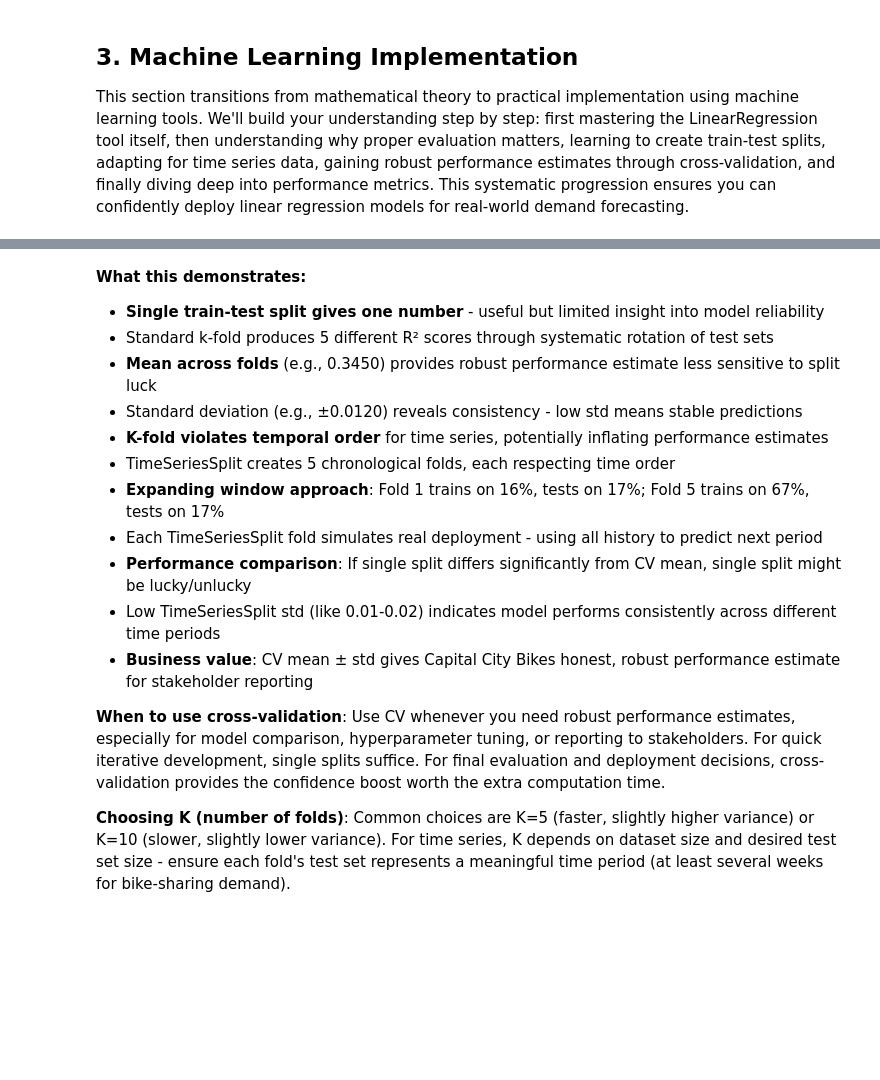
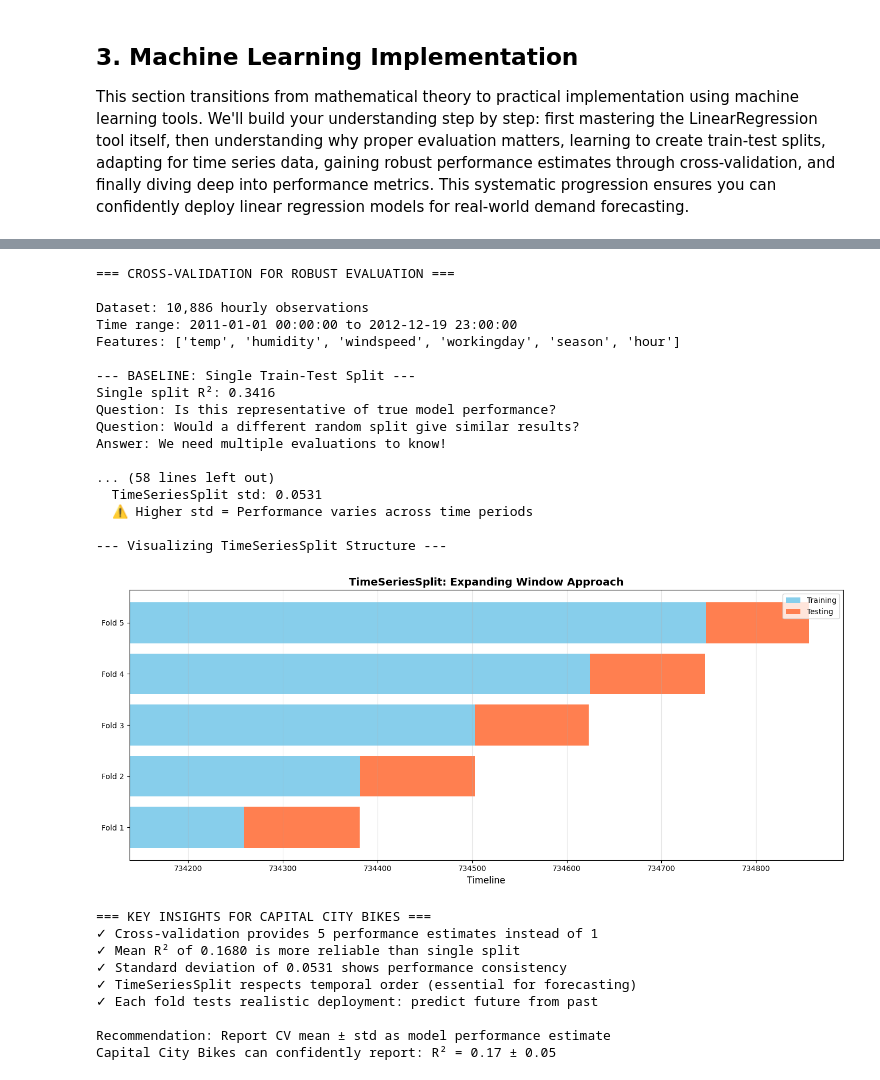
Before and after one commit to pmarcelino/predictive-modeling, a Jupyter notebook: module-04/lecture-08-text.ipynb, the cells around one changed output, grey strips where cells are left out. Drawn from its saved outputs; the diff is of its cells as text; code cells hidden in the pictures; blank space fills up the shorter version.

```diff
--- a/module-04/lecture-08-text.ipynb
+++ b/module-04/lecture-08-text.ipynb
@@ -881,12 +778,24 @@ df['datetime'] = pd.to_datetime(df['datetime'])
 
 print("=== CROSS-VALIDATION FOR ROBUST EVALUATION ===\n")
 
-# Prepare features and target
-X = df[['temp', 'humidity', 'windspeed', 'workingday']]
+# Prepare features and target (same enhanced features from Section 3.4)
+# Extract temporal features
+df['hour'] = df['datetime'].dt.hour
+df['month'] = df['datetime'].dt.month
+
+# Map months to seasons if 'season' column doesn't exist
+if 'season' not in df.columns:
+    df['season'] = df['month'].map({12: 1, 1: 1, 2: 1,  # Winter
+                                     3: 2, 4: 2, 5: 2,   # Spring
+                                     6: 3, 7: 3, 8: 3,   # Summer
+                                     9: 4, 10: 4, 11: 4}) # Fall
+
+X = df[['temp', 'humidity', 'windspeed', 'workingday', 'season', 'hour']]
 y = df['count']
 
 print(f"Dataset: {len(df):,} hourly observations")
-print(f"Time range: {df['datetime'].min()} to {df['datetime'].max()}\n")
+print(f"Time range: {df['datetime'].min()} to {df['datetime'].max()}")
+print(f"Features: {list(X.columns)}\n")
 
 # BASELINE: Single Train-Test Split
 print("--- BASELINE: Single Train-Test Split ---")
@@ -975,47 +884,58 @@ else:
 # Visualize fold structure
 print("\n--- Visualizing TimeSeriesSplit Structure ---")
 fig, ax = plt.subplots(figsize=(14, 6))
 
 for i, (train_dates_min, train_dates_max, test_dates_min, test_dates_max) in enumerate(fold_details, 1):
     # Training period
     ax.barh(i, (train_dates_max - train_dates_min).days, left=train_dates_min.toordinal(),
             height=0.8, color='skyblue', label='Training' if i == 1 else '')
     # Testing period
     ax.barh(i, (test_dates_max - test_dates_min).days, left=test_dates_min.toordinal(),
             height=0.8, color='coral', label='Testing' if i == 1 else '')
 
 ax.set_yticks(range(1, 6))
 ax.set_yticklabels([f'Fold {i}' for i in range(1, 6)])
 ax.set_xlabel('Timeline', fontsize=12)
 ax.set_title('TimeSeriesSplit: Expanding Window Approach', fontsize=14, fontweight='bold')
 ax.legend(loc='upper right')
 ax.grid(axis='x', alpha=0.3)
 
 plt.tight_layout()
 plt.show()
 
 print("\n=== KEY INSIGHTS FOR CAPITAL CITY BIKES ===")
 print(f"✓ Cross-validation provides {len(cv_scores_ts)} performance estimates instead of 1")
 print(f"✓ Mean R² of {ts_mean:.4f} is more reliable than single split")
 print(f"✓ Standard deviation of {ts_std:.4f} shows performance consistency")
 print(f"✓ TimeSeriesSplit respects temporal order (essential for forecasting)")
 print(f"✓ Each fold tests realistic deployment: predict future from past")
 print(f"\nRecommendation: Report CV mean ± std as model performance estimate")
 print(f"Capital City Bikes can confidently report: R² = {ts_mean:.2f} ± {ts_std:.2f}")
+# %% [output]
+=== CROSS-VALIDATION FOR ROBUST EVALUATION ===
+
+Dataset: 10,886 hourly observations
+Time range: 2011-01-01 00:00:00 to 2012-12-19 23:00:00
+Features: ['temp', 'humidity', 'windspeed', 'workingday', 'season', 'hour']
+
+--- BASELINE: Single Train-Test Split ---
+Single split R²: 0.3416
+Question: Is this representative of true model performance?
+Question: Would a different random split give similar results?
+Answer: We need multiple evaluations to know!
+
+... (58 lines left out)
+  TimeSeriesSplit std: 0.0531
+  ⚠ Higher std = Performance varies across time periods
+
+--- Visualizing TimeSeriesSplit Structure ---
+[figure, added]
+=== KEY INSIGHTS FOR CAPITAL CITY BIKES ===
+✓ Cross-validation provides 5 performance estimates instead of 1
+✓ Mean R² of 0.1680 is more reliable than single split
+✓ Standard deviation of 0.0531 shows performance consistency
+✓ TimeSeriesSplit respects temporal order (essential for forecasting)
+✓ Each fold tests realistic deployment: predict future from past
+
+Recommendation: Report CV mean ± std as model performance estimate
+Capital City Bikes can confidently report: R² = 0.17 ± 0.05
-# %% [markdown]
-**What this demonstrates:**
-- **Single train-test split gives one number** - useful but limited insight into model reliability
-- Standard k-fold produces 5 different R² scores through systematic rotation of test sets
-- **Mean across folds** (e.g., 0.3450) provides robust performance estimate less sensitive to split luck
-- Standard deviation (e.g., ±0.0120) reveals consistency - low std means stable predictions
-- **K-fold violates temporal order** for time series, potentially inflating performance estimates
-- TimeSeriesSplit creates 5 chronological folds, each respecting time order
-- **Expanding window approach**: Fold 1 trains on 16%, tests on 17%; Fold 5 trains on 67%, tests on 17%
-- Each TimeSeriesSplit fold simulates real deployment - using all history to predict next period
-- **Performance comparison**: If single split differs significantly from CV mean, single split might be lucky/unlucky
-- Low TimeSeriesSplit std (like 0.01-0.02) indicates model performs consistently across different time periods
-- **Business value**: CV mean ± std gives Capital City Bikes honest, robust performance estimate for stakeholder reporting
-
-**When to use cross-validation**: Use CV whenever you need robust performance estimates, especially for model comparison, hyperparameter tuning, or reporting to stakeholders. For quick iterative development, single splits suffice. For final evaluation and deployment decisions, cross-validation provides the confidence boost worth the extra computation time.
-
-**Choosing K (number of folds)**: Common choices are K=5 (faster, slightly higher variance) or K=10 (slower, slightly lower variance). For time series, K depends on dataset size and desired test set size - ensure each fold's test set represents a meaningful time period (at least several weeks for bike-sharing demand).
```
Also changed, not shown: parts of 36 cells of this notebook.
